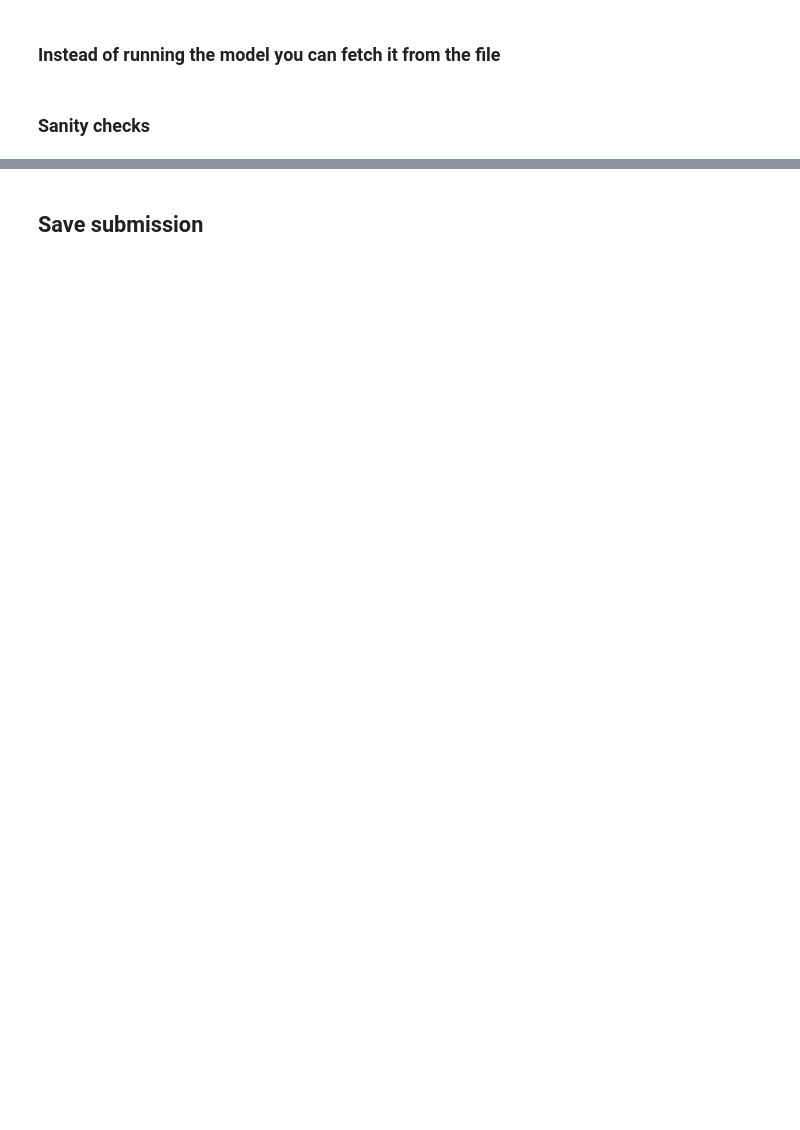
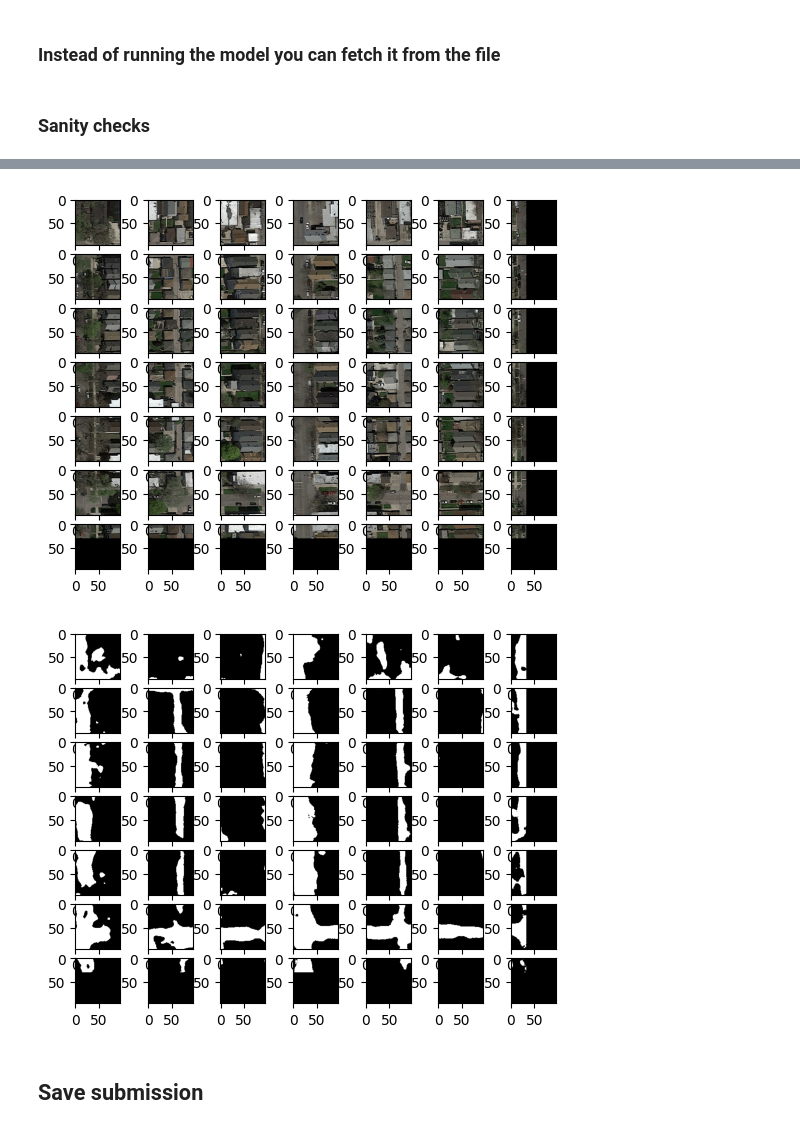
Before and after one commit to mateo762/unet-road-segmentation, a Jupyter notebook: Unet.ipynb, the cells around one changed output, grey strips where cells are left out. Drawn from its saved outputs; the diff is of its cells as text; code cells hidden in the pictures; blank space fills up the shorter version.

```diff
--- a/Unet.ipynb
+++ b/Unet.ipynb
@@ -212,17 +296,21 @@ ax[2].title.set_text('Prediction')
 # %%
-image_you_want_to_see = 2
+# TODO try other threshold for the prediction
+image_you_want_to_see = 5
 
 fig, ax = plt.subplots(7,7)
 for i in range(7*image_you_want_to_see,7*image_you_want_to_see + 7):
     for j in range(7):
         ax[i-image_you_want_to_see*7,j].imshow(test_images[7*i + j])
 
 fig1, ax1 = plt.subplots(7,7)
 for i in range(7*image_you_want_to_see,7*image_you_want_to_see + 7):
     for j in range(7):
         prediction = loaded_model.predict(test_images[7*i + j][np.newaxis, :, :, :], verbose = False)
         prediction = (prediction > 0.2).astype(np.uint8)
-        ax1[i-image_you_want_to_see*7,j].imshow(prediction[0])
+        ax1[i-image_you_want_to_see*7,j].imshow(prediction[0], cmap='gray')
+# %% [output]
+[figure, added]
+[figure, added]
 # %% [markdown]
 ## Save submission
 # %%
```
Also changed, not shown: parts of 12 cells of this notebook, 1 other file.
